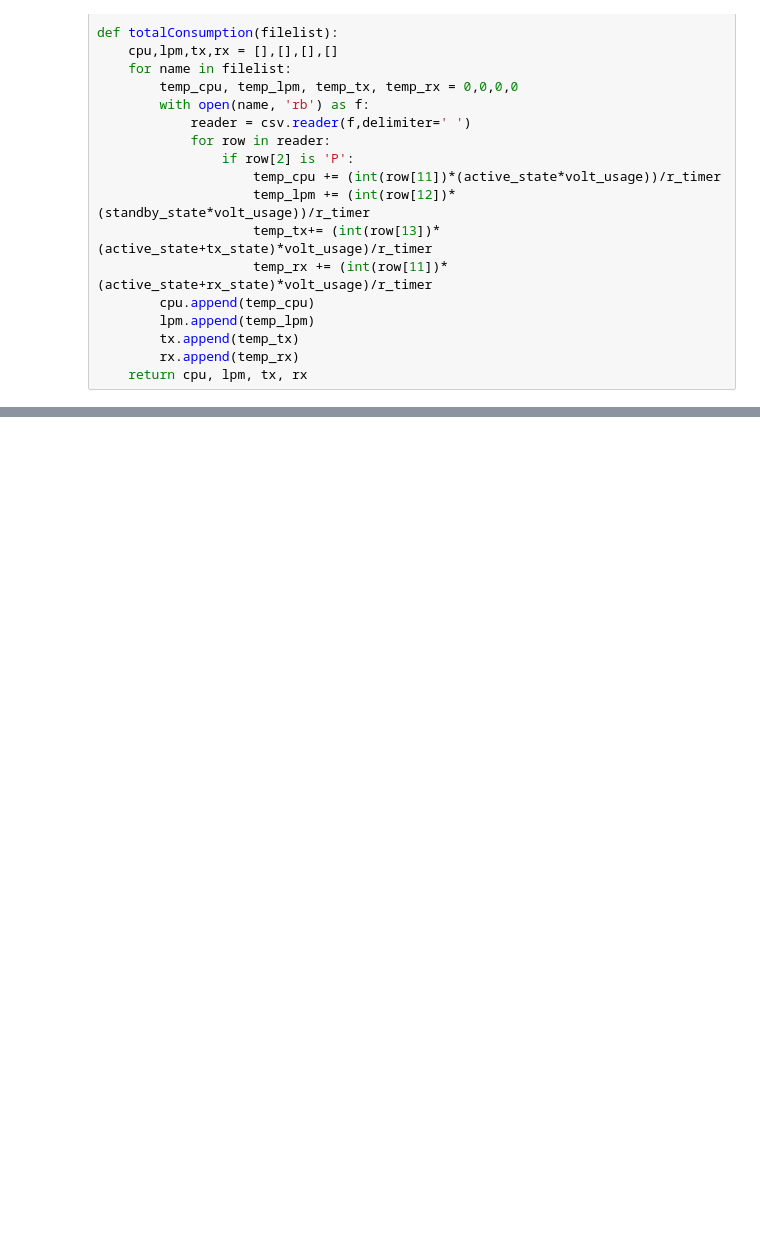
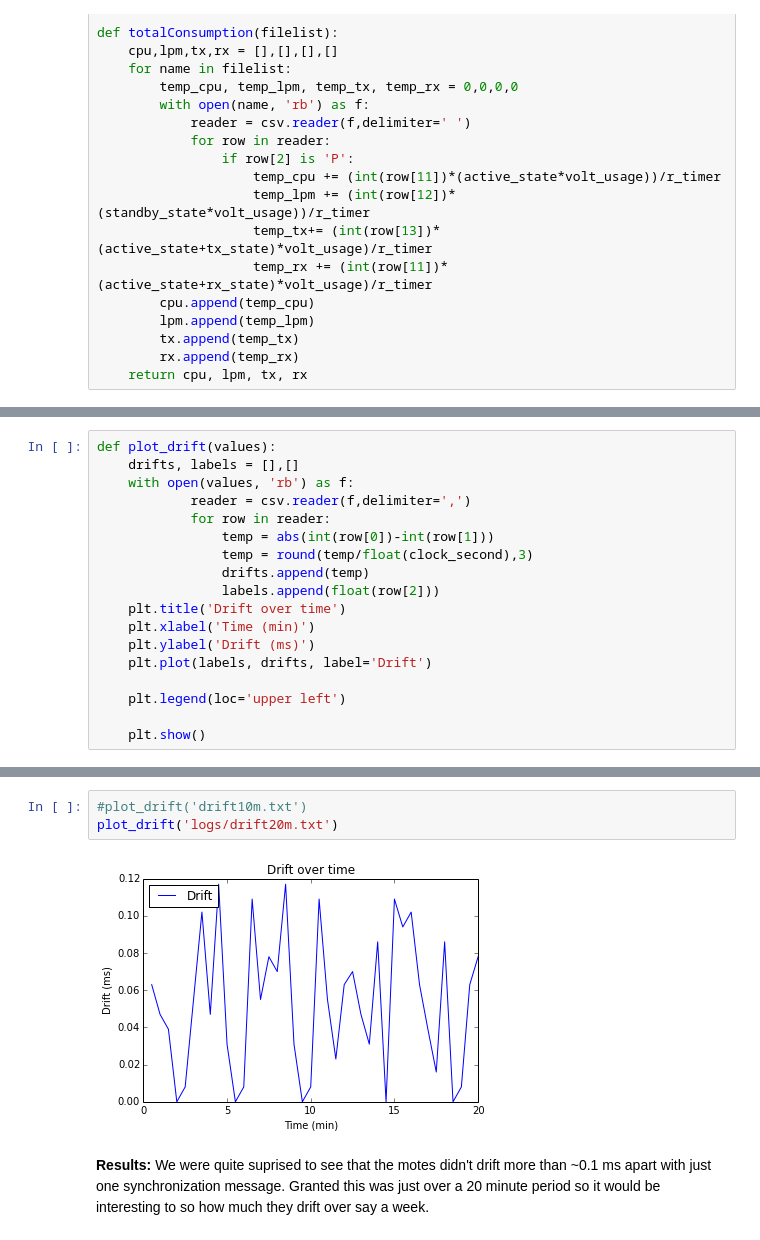
Before and after one commit to DrThyme/TWAMP-Measurement-IoT, a Jupyter notebook: experiments/Experiments_Presentation.ipynb, the cells around one changed output, grey strips where cells are left out. Drawn from its saved outputs; the diff is of its cells as text; blank space fills up the shorter version.

```diff
--- a/experiments/Experiments_Presentation.ipynb
+++ b/experiments/Experiments_Presentation.ipynb
@@ -76,4 +86,22 @@ def mk_2bar_plot(values1, values2, labels,flag):
         ax.legend((rects1[0], rects2[0]), ('CPU','LPM'), prop = fontP, loc="upper left")
 
     plt.show()
+# %%
+def plot_drift(values):
+    drifts, labels = [],[]
+    with open(values, 'rb') as f:
+            reader = csv.reader(f,delimiter=',')
+            for row in reader:
+                temp = abs(int(row[0])-int(row[1]))
+                temp = round(temp/float(clock_second),3)
+                drifts.append(temp)
+                labels.append(float(row[2]))
+    plt.title('Drift over time')
+    plt.xlabel('Time (min)')
+    plt.ylabel('Drift (ms)')
+    plt.plot(labels, drifts, label='Drift')
+
+    plt.legend(loc='upper left')
+
+    plt.show()
 # %%
@@ -98,0 +165,7 @@ mk_2bar_plot(convert_mA(cpu),convert_mA(lpm),time_labels,1)
+# %%
+#plot_drift('drift10m.txt')
+plot_drift('logs/drift20m.txt')
+# %% [output]
+[figure, added]
+# %% [markdown]
+**Results:** We were quite suprised to see that the motes didn't drift more than ~0.1 ms apart with just one synchronization message. Granted this was just over a 20 minute period so it would be interesting to so how much they drift over say a week.
```
Also changed, not shown: parts of 16 cells of this notebook, 20 other files.
